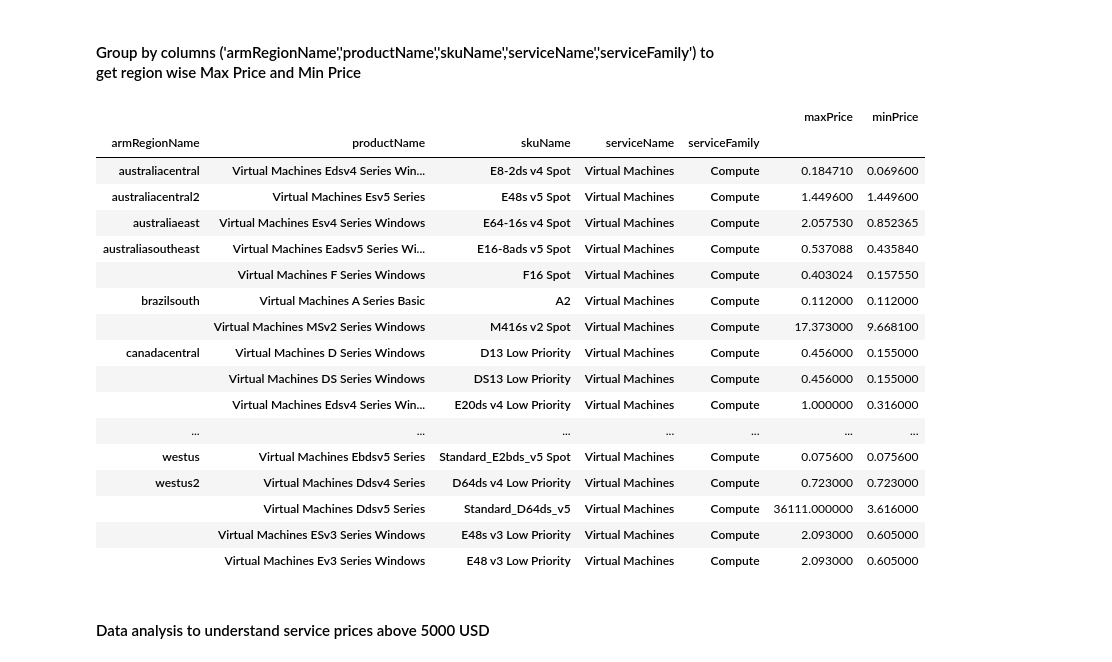
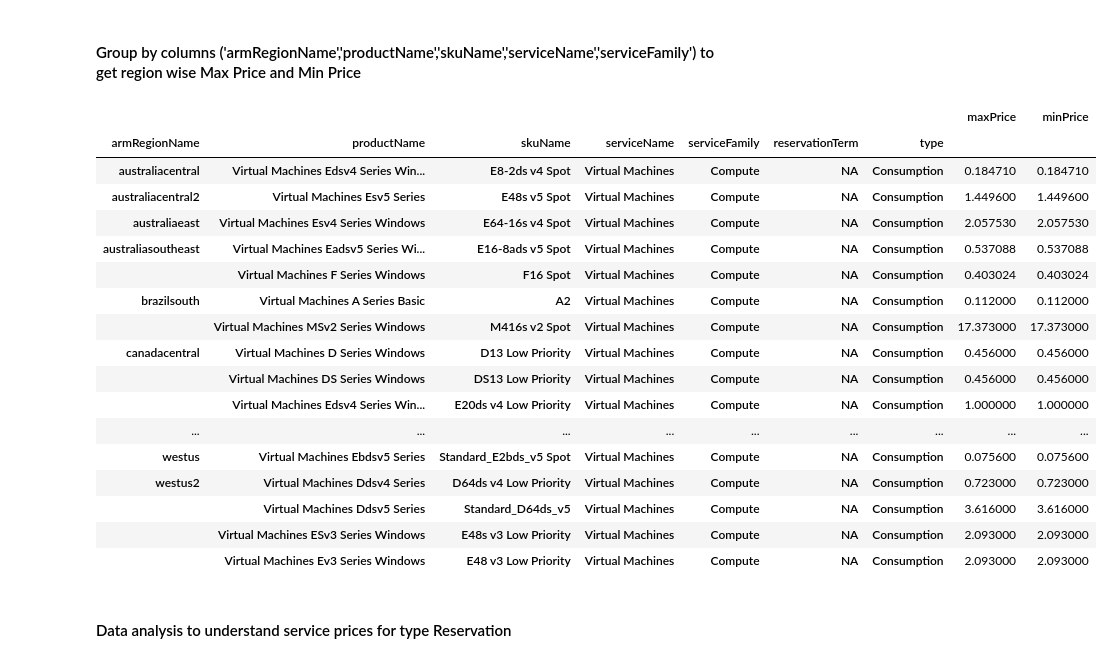
Before and after one commit to aicoe-aiops/cloud-price-analysis-public, a Jupyter notebook: notebooks/experimental/cloud_price_analysis_azure.ipynb, the cells around one changed output. Saved outputs shown, nothing was run; the diff lists cells and outputs as text; code cells hidden in the pictures.

```diff
--- a/notebooks/experimental/cloud_price_analysis_azure.ipynb
+++ b/notebooks/experimental/cloud_price_analysis_azure.ipynb
@@ -173,30 +181,36 @@ dfi_s
 # %% [markdown]
 #### Group by columns ('armRegionName','productName','skuName','serviceName','serviceFamily') to get region wise Max Price and Min Price
-# %%
-#data = dfi_s.groupby('productName').transform(lambda x: (x - x.min()) / x.max()- x.min())
-#grouper = dfi_s.groupby(['armRegionName','productName','skuName'])['retailPrice'].agg(['max','min'])
-result = dfi_s.groupby(['armRegionName','productName','skuName','serviceName','serviceFamily']).agg(
-    maxPrice=('retailPrice','max'),minPrice=('retailPrice','min'))
-
-result
-# %% [output]
-|  |  |  |  |  | maxPrice | minPrice |
-| armRegionName | productName | skuName | serviceName | serviceFamily |  |  |
-| australiacentral | Virtual Machines Edsv4 Series Win... | E8-2ds v4 Spot | Virtual Machines | Compute | 0.184710 | 0.069600 |
-| australiacentral2 | Virtual Machines Esv5 Series | E48s v5 Spot | Virtual Machines | Compute | 1.449600 | 1.449600 |
-| australiaeast | Virtual Machines Esv4 Series Windows | E64-16s v4 Spot | Virtual Machines | Compute | 2.057530 | 0.852365 |
-| australiasoutheast | Virtual Machines Eadsv5 Series Wi... | E16-8ads v5 Spot | Virtual Machines | Compute | 0.537088 | 0.435840 |
-|  | Virtual Machines F Series Windows | F16 Spot | Virtual Machines | Compute | 0.403024 | 0.157550 |
-| brazilsouth | Virtual Machines A Series Basic | A2 | Virtual Machines | Compute | 0.112000 | 0.112000 |
-|  | Virtual Machines MSv2 Series Windows | M416s v2 Spot | Virtual Machines | Compute | 17.373000 | 9.668100 |
-| canadacentral | Virtual Machines D Series Windows | D13 Low Priority | Virtual Machines | Compute | 0.456000 | 0.155000 |
-|  | Virtual Machines DS Series Windows | DS13 Low Priority | Virtual Machines | Compute | 0.456000 | 0.155000 |
-|  | Virtual Machines Edsv4 Series Win... | E20ds v4 Low Priority | Virtual Machines | Compute | 1.000000 | 0.316000 |
-| ... | ... | ... | ... | ... | ... | ... |
-| westus | Virtual Machines Ebdsv5 Series | Standard_E2bds_v5 Spot | Virtual Machines | Compute | 0.075600 | 0.075600 |
-| westus2 | Virtual Machines Ddsv4 Series | D64ds v4 Low Priority | Virtual Machines | Compute | 0.723000 | 0.723000 |
-|  | Virtual Machines Ddsv5 Series | Standard_D64ds_v5 | Virtual Machines | Compute | 36111.000000 | 3.616000 |
-|  | Virtual Machines ESv3 Series Windows | E48s v3 Low Priority | Virtual Machines | Compute | 2.093000 | 0.605000 |
-|  | Virtual Machines Ev3 Series Windows | E48 v3 Low Priority | Virtual Machines | Compute | 2.093000 | 0.605000 |
+# %%
+result_consumption = dfi_consumption.groupby(
+    [
+        "armRegionName",
+        "productName",
+        "skuName",
+        "serviceName",
+        "serviceFamily",
+        "reservationTerm",
+        "type",
+    ]
+).agg(maxPrice=("retailPrice", "max"), minPrice=("retailPrice", "min"))
+result_consumption
+# %% [output]
+|  |  |  |  |  |  |  | maxPrice | minPrice |
+| armRegionName | productName | skuName | serviceName | serviceFamily | reservationTerm | type |  |  |
+| australiacentral | Virtual Machines Edsv4 Series Win... | E8-2ds v4 Spot | Virtual Machines | Compute | NA | Consumption | 0.184710 | 0.184710 |
+| australiacentral2 | Virtual Machines Esv5 Series | E48s v5 Spot | Virtual Machines | Compute | NA | Consumption | 1.449600 | 1.449600 |
+| australiaeast | Virtual Machines Esv4 Series Windows | E64-16s v4 Spot | Virtual Machines | Compute | NA | Consumption | 2.057530 | 2.057530 |
+| australiasoutheast | Virtual Machines Eadsv5 Series Wi... | E16-8ads v5 Spot | Virtual Machines | Compute | NA | Consumption | 0.537088 | 0.537088 |
+|  | Virtual Machines F Series Windows | F16 Spot | Virtual Machines | Compute | NA | Consumption | 0.403024 | 0.403024 |
+| brazilsouth | Virtual Machines A Series Basic | A2 | Virtual Machines | Compute | NA | Consumption | 0.112000 | 0.112000 |
+|  | Virtual Machines MSv2 Series Windows | M416s v2 Spot | Virtual Machines | Compute | NA | Consumption | 17.373000 | 17.373000 |
+| canadacentral | Virtual Machines D Series Windows | D13 Low Priority | Virtual Machines | Compute | NA | Consumption | 0.456000 | 0.456000 |
+|  | Virtual Machines DS Series Windows | DS13 Low Priority | Virtual Machines | Compute | NA | Consumption | 0.456000 | 0.456000 |
+|  | Virtual Machines Edsv4 Series Win... | E20ds v4 Low Priority | Virtual Machines | Compute | NA | Consumption | 1.000000 | 1.000000 |
+| ... | ... | ... | ... | ... | ... | ... | ... | ... |
+| westus | Virtual Machines Ebdsv5 Series | Standard_E2bds_v5 Spot | Virtual Machines | Compute | NA | Consumption | 0.075600 | 0.075600 |
+| westus2 | Virtual Machines Ddsv4 Series | D64ds v4 Low Priority | Virtual Machines | Compute | NA | Consumption | 0.723000 | 0.723000 |
+|  | Virtual Machines Ddsv5 Series | Standard_D64ds_v5 | Virtual Machines | Compute | NA | Consumption | 3.616000 | 3.616000 |
+|  | Virtual Machines ESv3 Series Windows | E48s v3 Low Priority | Virtual Machines | Compute | NA | Consumption | 2.093000 | 2.093000 |
+|  | Virtual Machines Ev3 Series Windows | E48 v3 Low Priority | Virtual Machines | Compute | NA | Consumption | 2.093000 | 2.093000 |
 # %% [markdown]
-#### Data analysis to understand service prices above 5000 USD
+#### Data analysis to understand service prices for type Reservation
```
Also changed, not shown: parts of 27 cells of this notebook.
